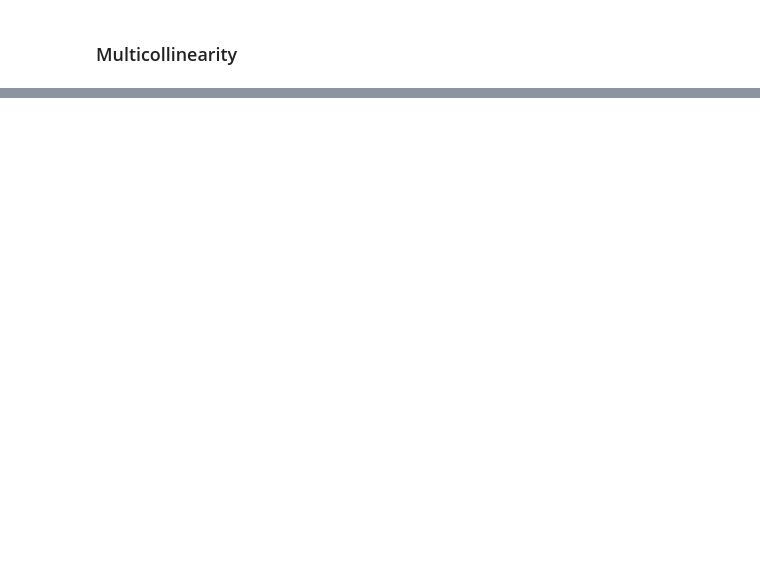
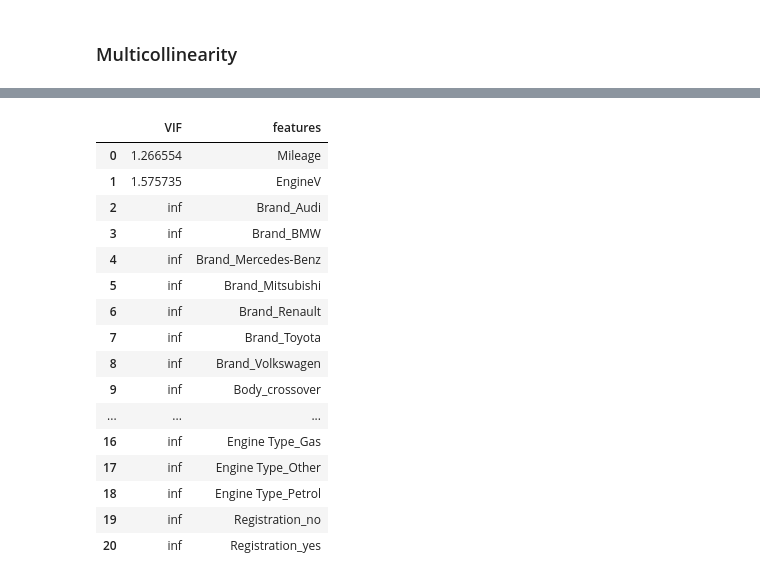
Before and after one commit to TheMn/ml-warm-up, a Jupyter notebook: Linear Regression - Practical Example/sklearn - Dummies and VIF - Exercise.ipynb, the cells around one changed output, grey strips where cells are left out. Cells and saved outputs as stored; diff of their text form; code cells hidden in the pictures; blank space fills up the shorter version.

```diff
--- a/sklearn - Linear Regression - Practical Example (Part 1).ipynb
+++ b/Linear Regression - Practical Example/sklearn - Dummies and VIF - Exercise.ipynb
@@ -344,0 +385,24 @@ data_no_multicollinearity = data_cleaned.drop(['Year'],axis=1)
+# %%
+variables = data_with_dummies_new.drop(['log_price'],axis=1)
+vif = pd.DataFrame()
+vif["VIF"] = [variance_inflation_factor(variables.values, i) for i in range(variables.shape[1])]
+vif["features"] = variables.columns
+vif
+# %% [output]
+|  | VIF | features |
+| 0 | 1.266554 | Mileage |
+| 1 | 1.575735 | EngineV |
+| 2 | inf | Brand_Audi |
+| 3 | inf | Brand_BMW |
+| 4 | inf | Brand_Mercedes-Benz |
+| 5 | inf | Brand_Mitsubishi |
+| 6 | inf | Brand_Renault |
+| 7 | inf | Brand_Toyota |
+| 8 | inf | Brand_Volkswagen |
+| 9 | inf | Body_crossover |
+| ... | ... | ... |
+| 16 | inf | Engine Type_Gas |
+| 17 | inf | Engine Type_Other |
+| 18 | inf | Engine Type_Petrol |
+| 19 | inf | Registration_no |
+| 20 | inf | Registration_yes |
```
Also changed, not shown: parts of 57 cells of this notebook, 2 other files.
